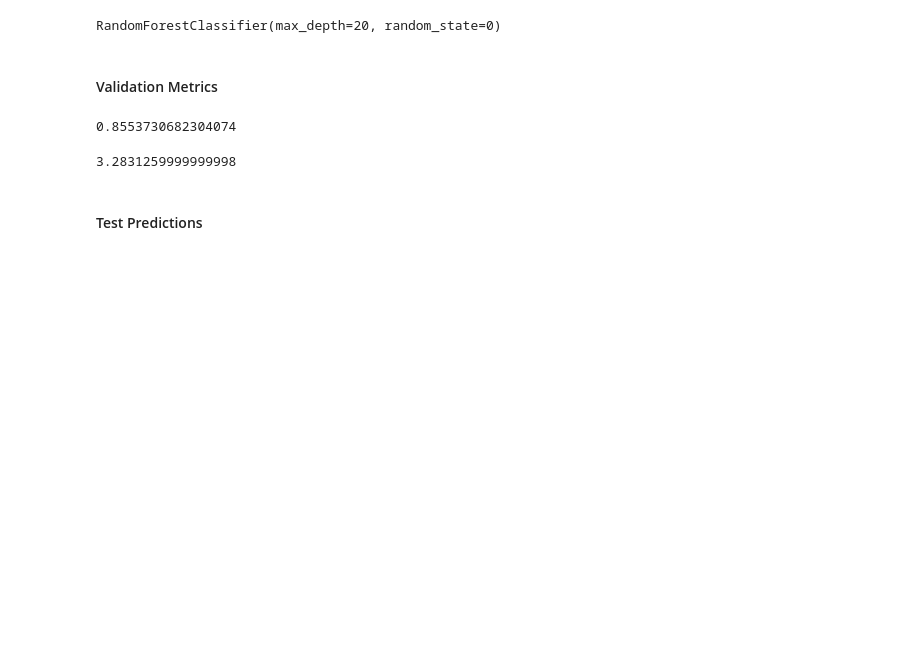
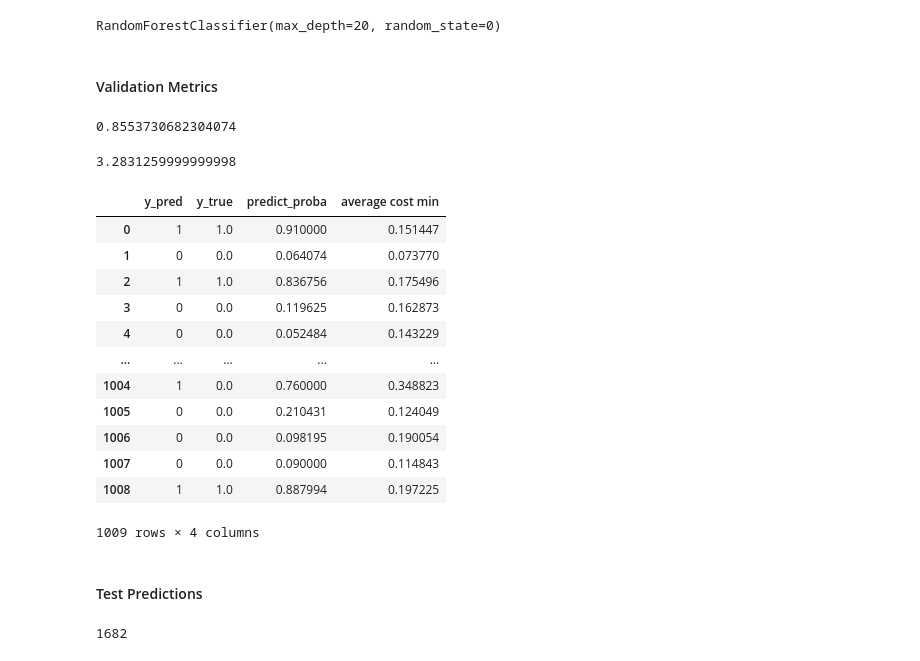
Before and after one commit to LaurensDergent/DataAnalytics, a Jupyter notebook: Assignment 1/AdvAnalyticsPreprocessing+RFV2.ipynb, the cells around one changed output. Cells and saved outputs as stored; diff of their text form; code cells hidden in the pictures; blank space fills up the shorter version.

```diff
--- a/Assignment 1/AdvAnalyticsPreprocessing+RFV2.ipynb
+++ b/Assignment 1/AdvAnalyticsPreprocessing+RFV2.ipynb
@@ -471,6 +491,22 @@ df_results_val['average cost min'] = list(averagecostmin)
 Profit_top_k(df_results_val)
 # %% [output]
 3.2831259999999998
+# %%
+df_results_val
+# %% [output]
+|  | y_pred | y_true | predict_proba | average cost min |
+| 0 | 1 | 1.0 | 0.910000 | 0.151447 |
+| 1 | 0 | 0.0 | 0.064074 | 0.073770 |
+| 2 | 1 | 1.0 | 0.836756 | 0.175496 |
+| 3 | 0 | 0.0 | 0.119625 | 0.162873 |
+| 4 | 0 | 0.0 | 0.052484 | 0.143229 |
+| ... | ... | ... | ... | ... |
+| 1004 | 1 | 0.0 | 0.760000 | 0.348823 |
+| 1005 | 0 | 0.0 | 0.210431 | 0.124049 |
+| 1006 | 0 | 0.0 | 0.098195 | 0.190054 |
+| 1007 | 0 | 0.0 | 0.090000 | 0.114843 |
+| 1008 | 1 | 1.0 | 0.887994 | 0.197225 |
+1009 rows × 4 columns
 # %% [markdown]
 #### Test Predictions
 # %%
@@ -482,3 +518,7 @@ df_results["ID"] = idtest
 df_results["PRED"] = y_pred_proba_test
 # %%
 df_results.to_csv("Model_ResultsPrep2.csv", index = False)
+# %%
+print(len(y_pred))
+# %% [output]
+1682
```
Also changed, not shown: parts of 25 cells of this notebook.
